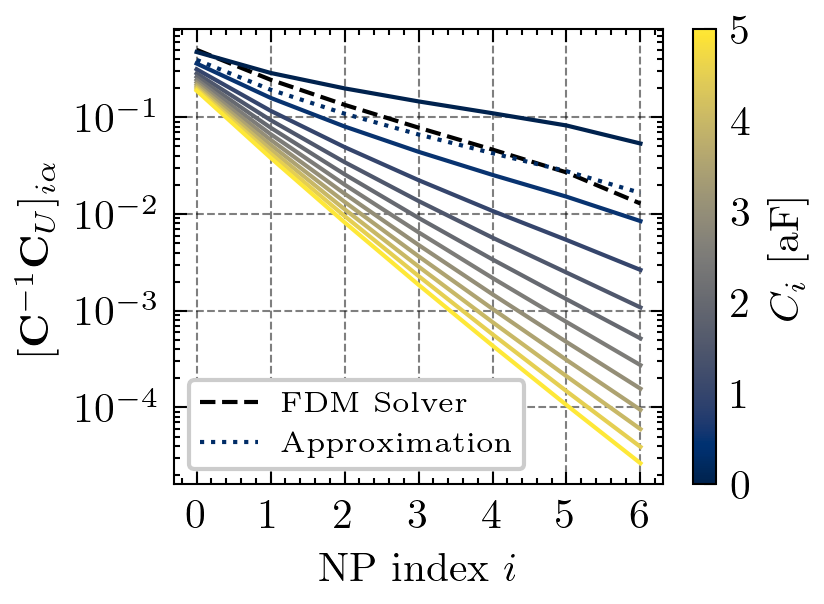
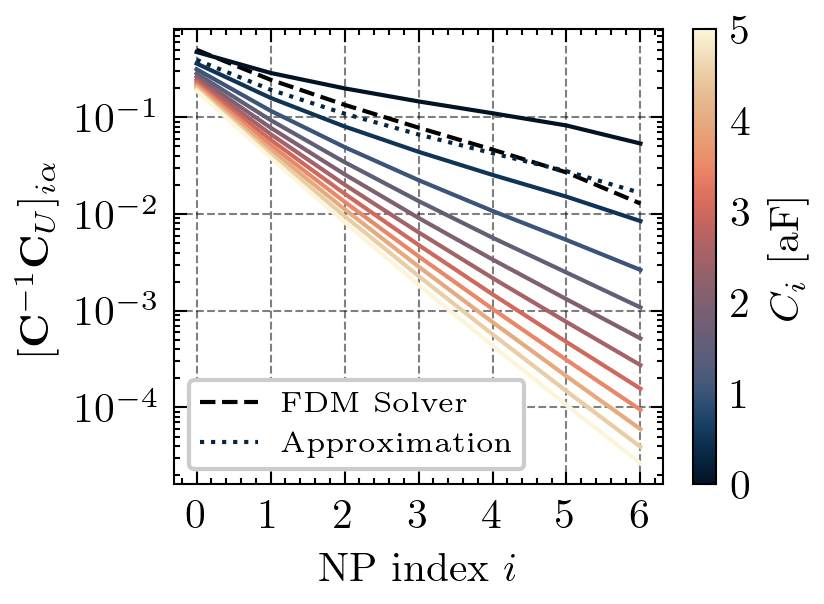
The change to this notebook cell's code, shown as a diff; its figure went from the first image to the second:
--- before
+++ after
@@ -10,7 +10,7 @@
 for i, cap0 in enumerate(cap0_vals):
     if cap0 == 0.28:
-        _   = ax.plot(cop_short[i][idx_on_line,0], color=cmap(norm(cap0)), ls=':', label='Approximation')
+        _   = ax.plot(cop_short[i][idx_on_line,0], color=cmpas.lipari(norm(cap0)), ls=':', label='Approximation')
     else:
-        _   = ax.plot(cop_short[i][idx_on_line,0], color=cmap(norm(cap0)))
+        _   = ax.plot(cop_short[i][idx_on_line,0], color=cmpas.lipari(norm(cap0)))
 _   = ax.set_xticks(np.arange(L))
 _   = ax.set_yscale('log')
@@ -21,5 +21,5 @@
 
 
-sm = plt.cm.ScalarMappable(cmap=cmap, norm=norm)
+sm = plt.cm.ScalarMappable(cmap=cmpas.lipari, norm=norm)
 cbar = fig.colorbar(sm, ax=ax)
 cbar.set_label("$C_{i}~[\mathrm{aF}]$")

Commit: .